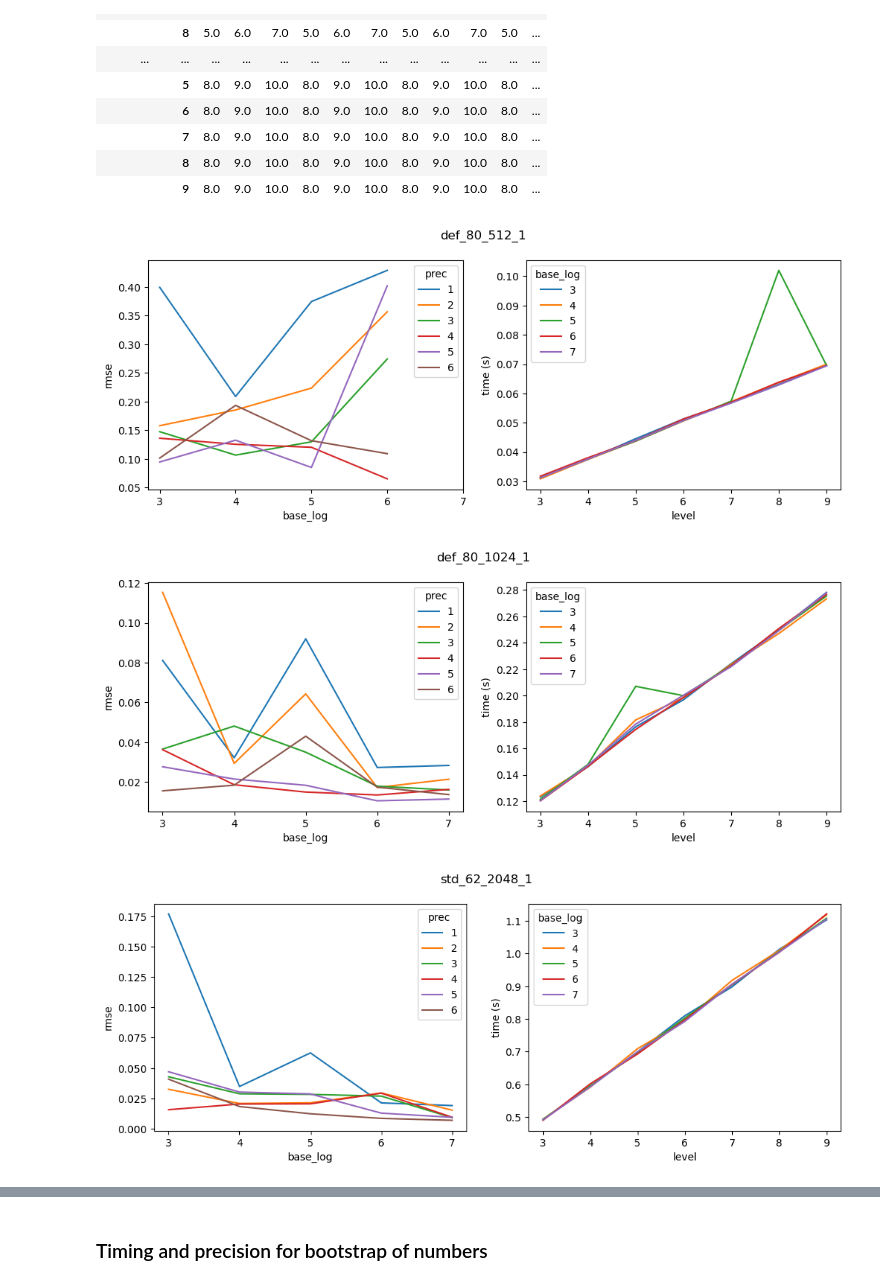
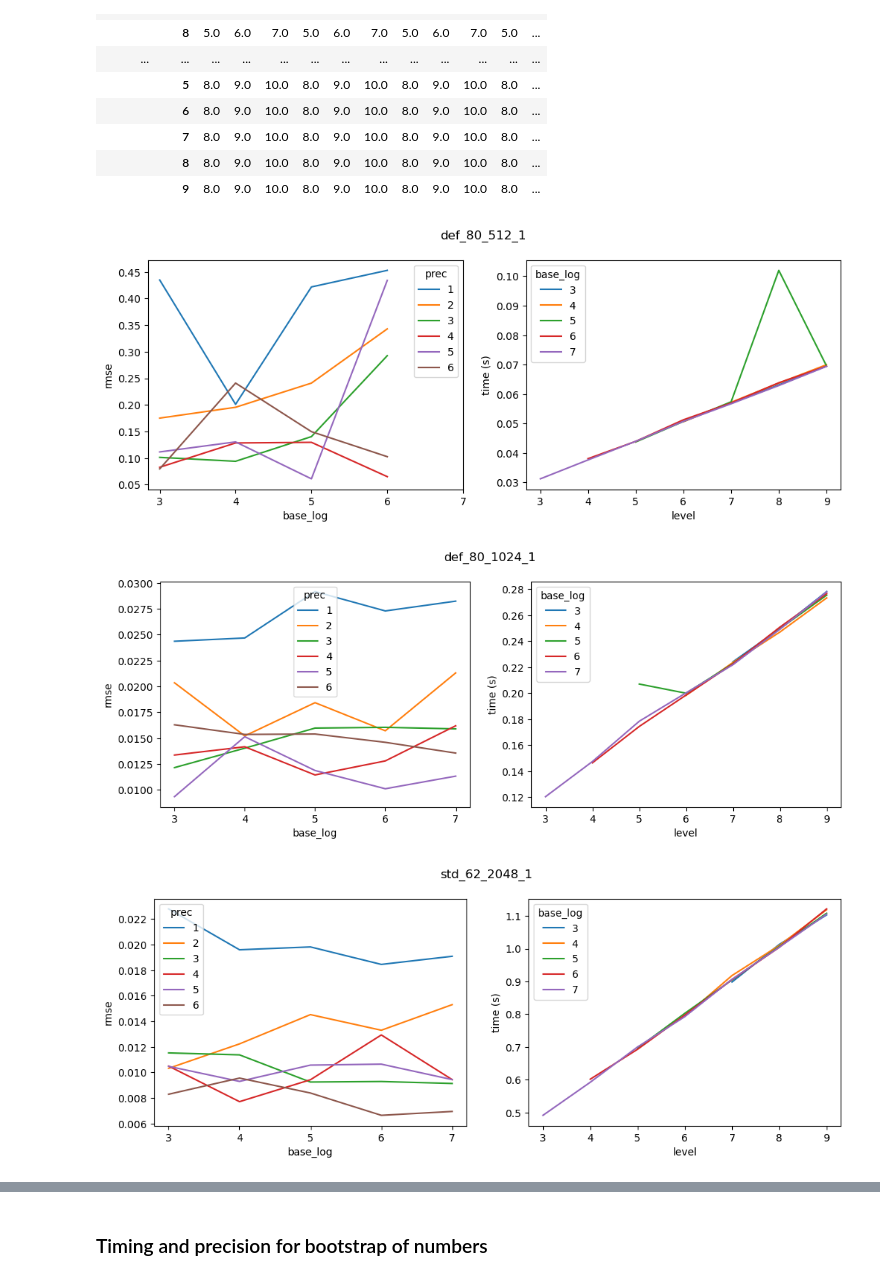
Before and after one commit to rickardbrannvall/HEIDA, a Jupyter notebook: examples/test_performance/basic_stats.ipynb, the cells around one changed output, grey strips where cells are left out. Drawn from its saved outputs; the diff is of its cells as text; code cells hidden in the pictures.

```diff
--- a/examples/test_performance/basic_stats.ipynb
+++ b/examples/test_performance/basic_stats.ipynb
@@ -752,19 +752,20 @@ df_boot[df_boot.key == "std_62_2048_1"].pivot_table(values="ind", index=["prec",
 |  | 9 | 8.0 | 9.0 | 10.0 | 8.0 | 9.0 | 10.0 | 8.0 | 9.0 | 10.0 | 8.0 | ... |
 # %%
 df = df_boot
+th = 10
 
 for key in key_order[1:]:
-    idx = (df.key == key)&(df.base_log+df.level>-1)
+    idx = (df.key == key)&(df.base_log+df.level>=th)
     fig, axs = plt.subplots(1,2, figsize = (12,4))
     df[idx].pivot_table(values="error", index=["prec"],
         columns=["base_log"], aggfunc=rmse).T.plot(ax=axs[0], xticks=df.base_log.unique())
     axs[0].set_ylabel("rmse")
     df[idx].pivot_table(values="exc_time", index=["level"],
         columns=["base_log"], aggfunc="mean").plot(ax=axs[1], xticks=df.level.unique())
     axs[1].set_ylabel("time (s)")
     plt.suptitle(key)
     plt.show()
 # %% [output]
-[figure, old version]
+[figure, new version]
-[figure, old version]
+[figure, new version]
-[figure, old version]
+[figure, new version]
```
Also changed, not shown: parts of 5 cells of this notebook, 4 other files.
